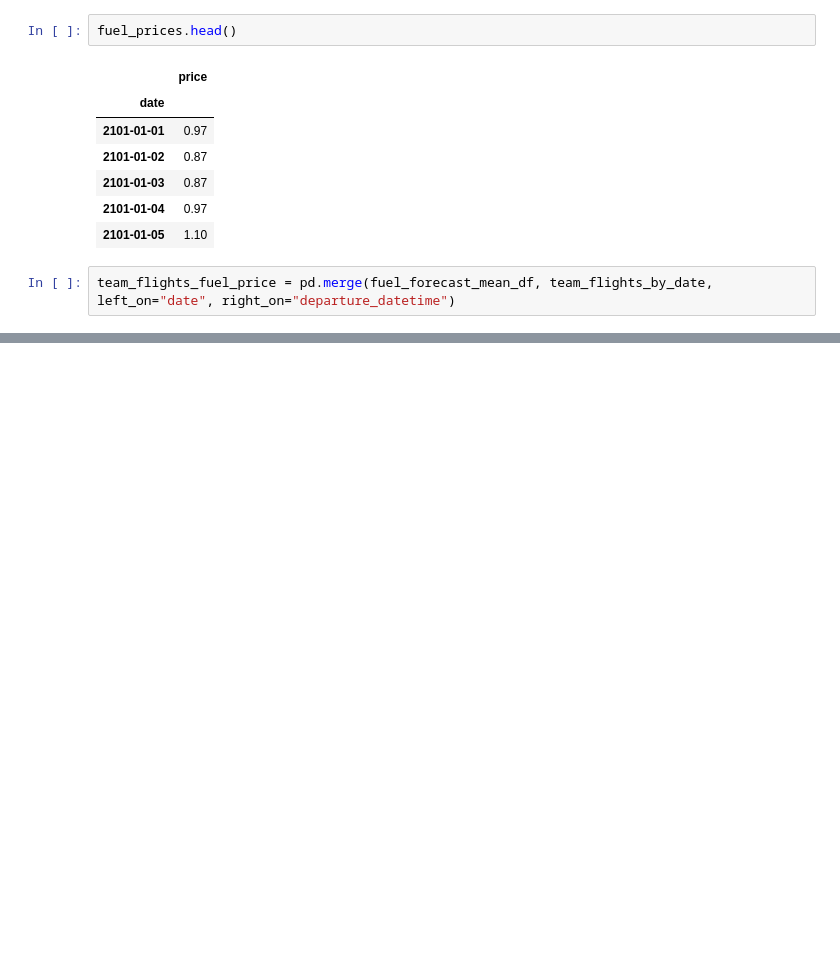
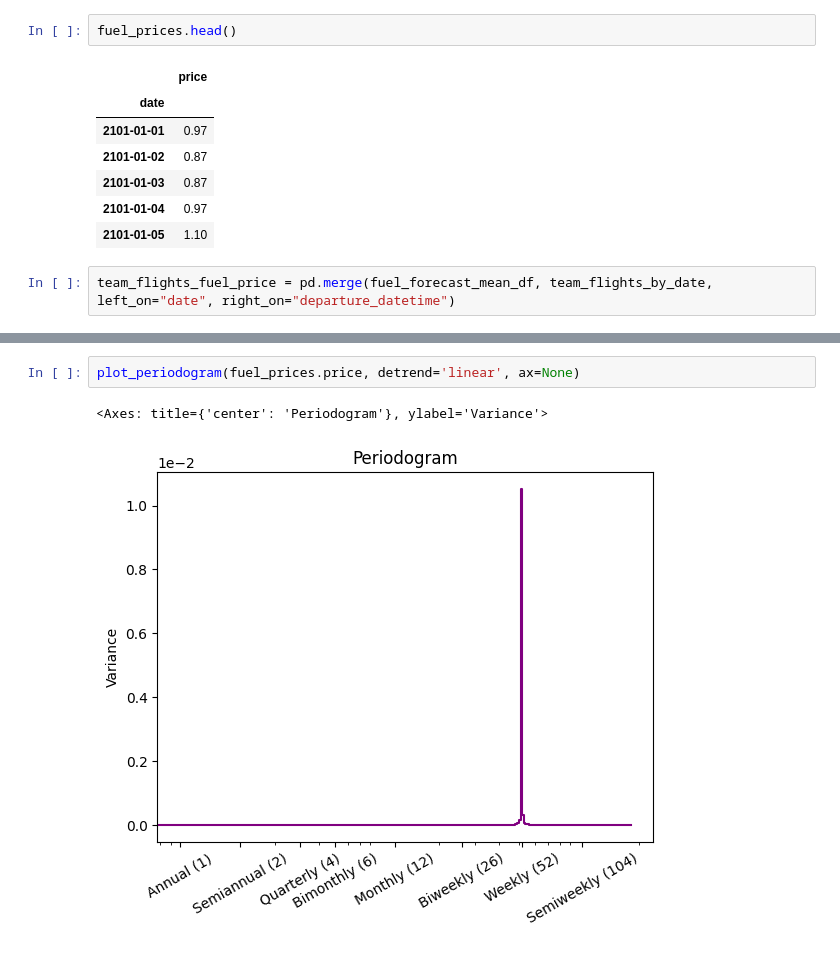
Before and after one commit to yuanMLOps/Time_Series_Analysis, a Jupyter notebook: Predict_flight_cost_SARIMA/notebook.ipynb, the cells around one changed output, grey strips where cells are left out. Drawn from its saved outputs; the diff is of its cells as text; blank space fills up the shorter version.

```diff
--- a/Predict_flight_cost_SARIMA/notebook.ipynb
+++ b/Predict_flight_cost_SARIMA/notebook.ipynb
@@ -263,0 +354,5 @@ print(total_fuel_spend_2102_dollars)
+# %%
+plot_periodogram(fuel_prices.price, detrend='linear', ax=None)
+# %% [output]
+<Axes: title={'center': 'Periodogram'}, ylabel='Variance'>
+[figure, added]
```
Also changed, not shown: parts of 20 cells of this notebook.
